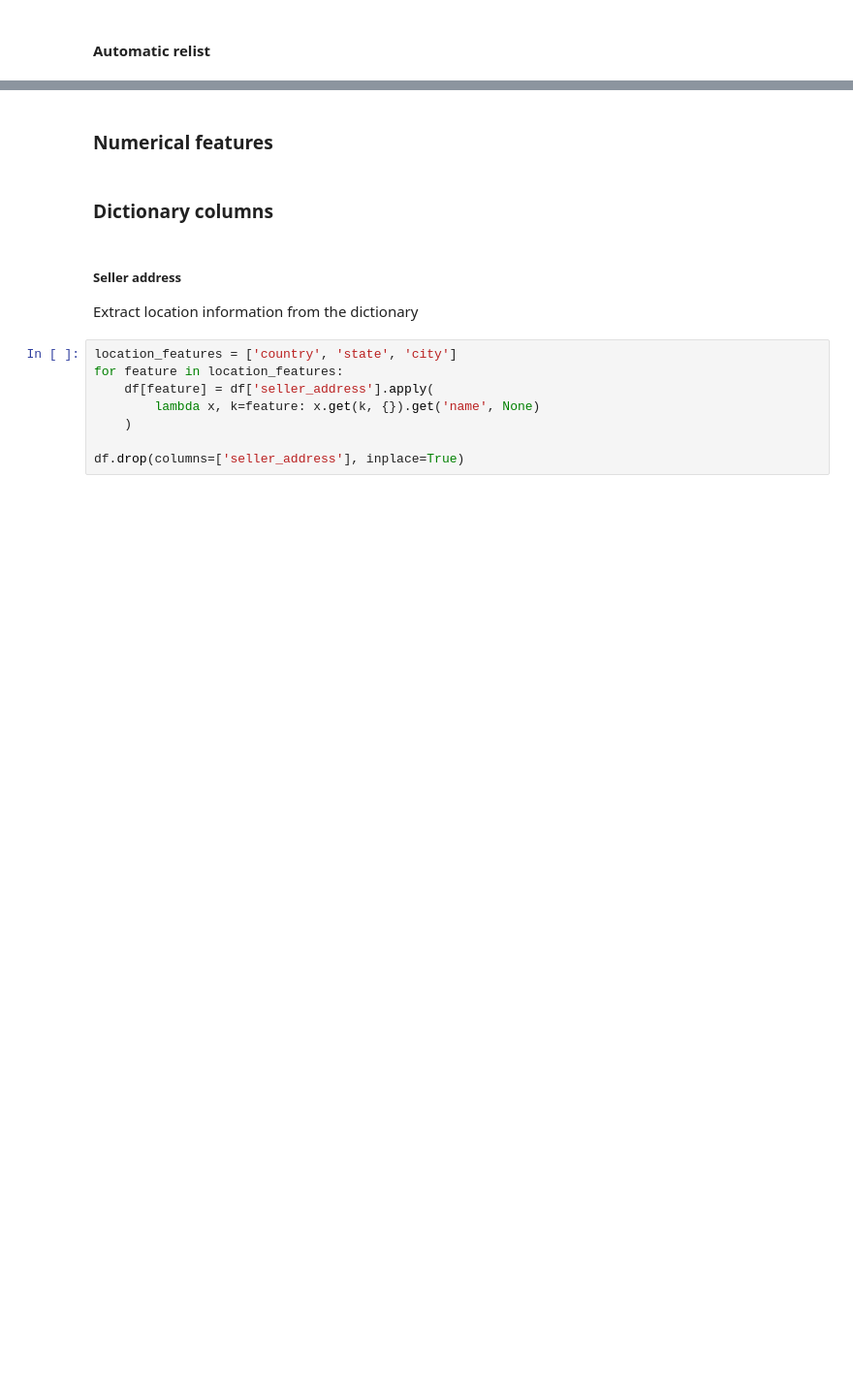
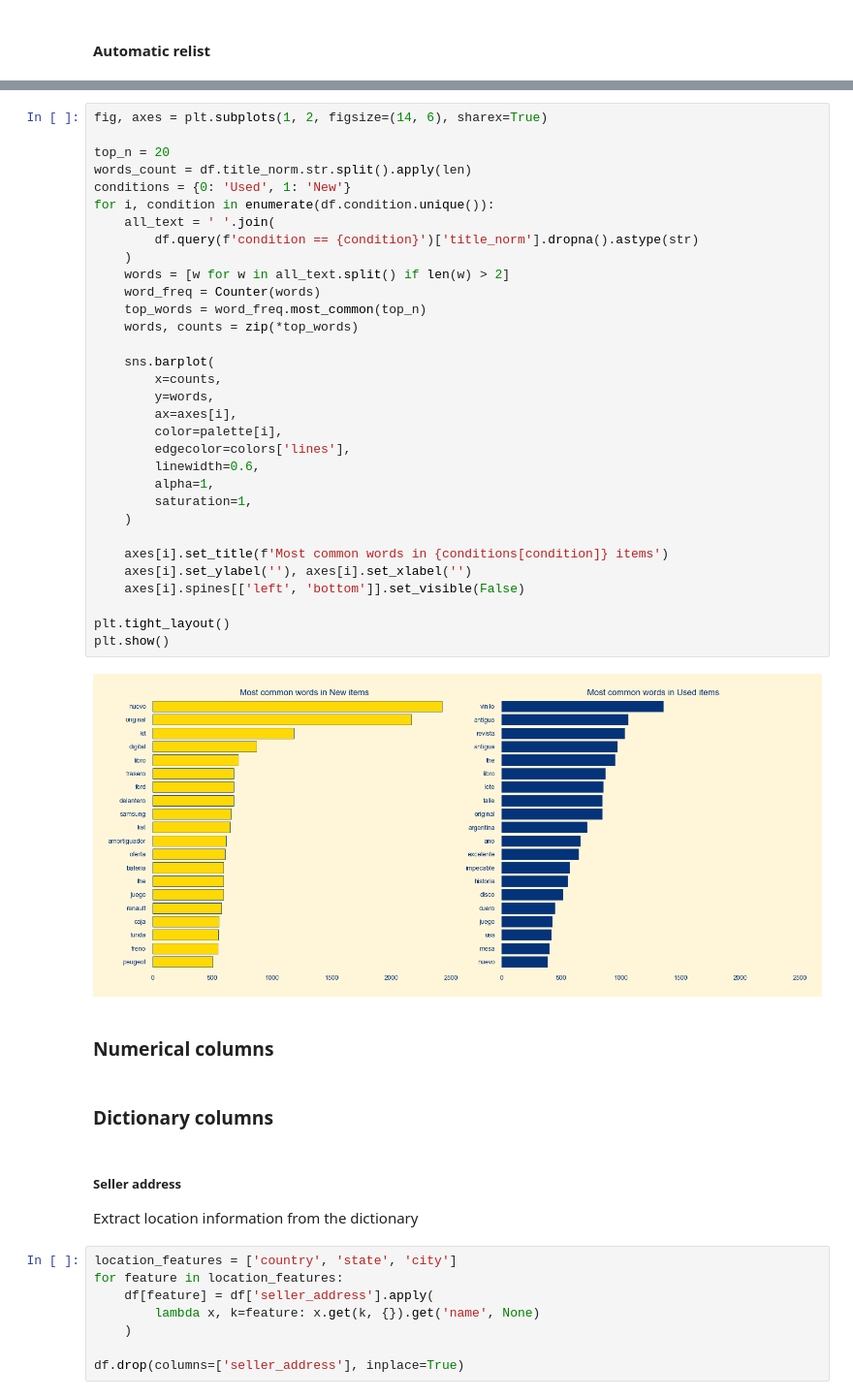
Before and after one commit to dewith/new-or-used, a Jupyter notebook: notebooks/01_data_exploration.ipynb, the cells around one changed output, grey strips where cells are left out. Shown at 97% size. Drawn from its saved outputs; the diff is of its cells as text; blank space fills up the shorter version.

```diff
--- a/notebooks/01_data_exploration.ipynb
+++ b/notebooks/01_data_exploration.ipynb
@@ -143,5 +367,39 @@ for dtype in set(dtypes.values()):
+# %%
+fig, axes = plt.subplots(1, 2, figsize=(14, 6), sharex=True)
+
+top_n = 20
+words_count = df.title_norm.str.split().apply(len)
+conditions = {0: 'Used', 1: 'New'}
+for i, condition in enumerate(df.condition.unique()):
+    all_text = ' '.join(
+        df.query(f'condition == {condition}')['title_norm'].dropna().astype(str)
+    )
+    words = [w for w in all_text.split() if len(w) > 2]
+    word_freq = Counter(words)
+    top_words = word_freq.most_common(top_n)
+    words, counts = zip(*top_words)
+
+    sns.barplot(
+        x=counts,
+        y=words,
+        ax=axes[i],
+        color=palette[i],
+        edgecolor=colors['lines'],
+        linewidth=0.6,
+        alpha=1,
+        saturation=1,
+    )
+
+    axes[i].set_title(f'Most common words in {conditions[condition]} items')
+    axes[i].set_ylabel(''), axes[i].set_xlabel('')
+    axes[i].spines[['left', 'bottom']].set_visible(False)
+
+plt.tight_layout()
+plt.show()
+# %% [output]
+[figure, added]
 # %% [markdown]
-### Numerical features
+### Numerical columns
 # %% [markdown]
 ### Dictionary columns
 # %% [markdown]
```
Also changed, not shown: parts of 29 cells of this notebook, 1 other file.
